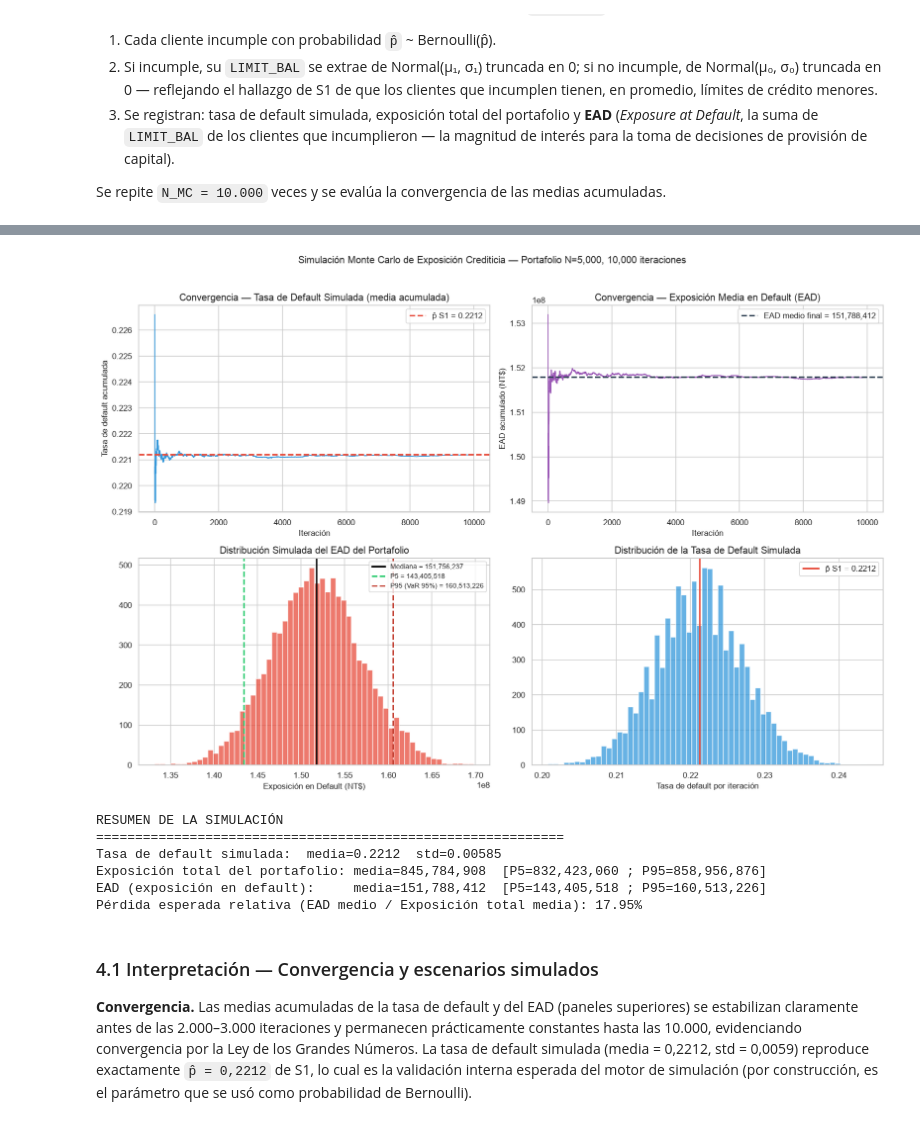
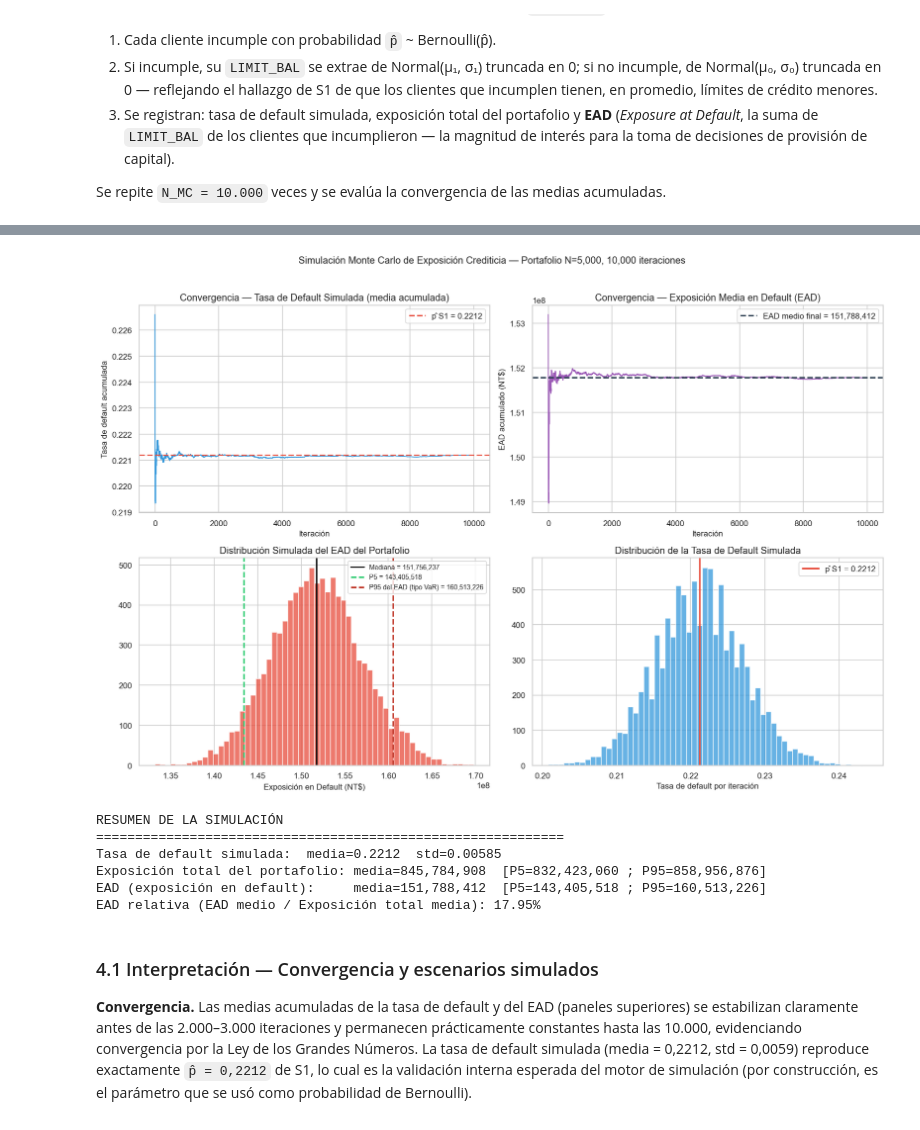
Before and after one commit to robertomoncada-blip/Magister_ciencia_datos, a Jupyter notebook: MCDI501/S2/notebooks/F2_semana2.ipynb, the cells around one changed output, grey strips where cells are left out. Drawn from its saved outputs; the diff is of its cells as text; code cells hidden in the pictures.

```diff
--- a/MCDI501/S2/notebooks/F2_semana2.ipynb
+++ b/MCDI501/S2/notebooks/F2_semana2.ipynb
@@ -558,42 +558,42 @@ axes[0,1].set_xlabel('Iteración'); axes[0,1].set_ylabel('EAD acumulado (NT$)')
 axes[0,1].legend()
 
 # Distribución del EAD con percentiles (riesgo)
 p5, p50, p95 = np.percentile(ead_sim, [5, 50, 95])
 axes[1,0].hist(ead_sim, bins=60, color='#e74c3c', alpha=0.75, edgecolor='white')
 axes[1,0].axvline(p50, color='black', linewidth=2, label=f'Mediana = {p50:,.0f}')
 axes[1,0].axvline(p5,  color='#2ecc71', linestyle='--', linewidth=2, label=f'P5 = {p5:,.0f}')
-axes[1,0].axvline(p95, color='#c0392b', linestyle='--', linewidth=2, label=f'P95 (VaR 95%) = {p95:,.0f}')
+axes[1,0].axvline(p95, color='#c0392b', linestyle='--', linewidth=2, label=f'P95 del EAD (tipo VaR) = {p95:,.0f}')
 axes[1,0].set_title('Distribución Simulada del EAD del Portafolio')
 axes[1,0].set_xlabel('Exposición en Default (NT$)')
 axes[1,0].legend(fontsize=9)
 
 # Distribución de la tasa de default simulada
 axes[1,1].hist(tasa_sim, bins=60, color='#3498db', alpha=0.75, edgecolor='white')
 axes[1,1].axvline(p_hat, color='#e74c3c', linewidth=2, label=f'p̂ S1 = {p_hat:.4f}')
 axes[1,1].set_title('Distribución de la Tasa de Default Simulada')
 axes[1,1].set_xlabel('Tasa de default por iteración')
 axes[1,1].legend()
 
 plt.suptitle(f'Simulación Monte Carlo de Exposición Crediticia — Portafolio N={N_PORTAFOLIO:,}, {N_MC:,} iteraciones',
              fontsize=13, y=1.02)
 plt.tight_layout()
 plt.savefig('../figures/fig_mc_simulacion.png', bbox_inches='tight', dpi=110)
 plt.show()
 
 print("RESUMEN DE LA SIMULACIÓN")
 print("="*60)
 print(f"Tasa de default simulada:  media={tasa_sim.mean():.4f}  std={tasa_sim.std():.5f}")
 print(f"Exposición total del portafolio: media={expo_sim.mean():,.0f}  [P5={np.percentile(expo_sim,5):,.0f} ; P95={np.percentile(expo_sim,95):,.0f}]")
 print(f"EAD (exposición en default):     media={ead_sim.mean():,.0f}  [P5={p5:,.0f} ; P95={p95:,.0f}]")
-print(f"Pérdida esperada relativa (EAD medio / Exposición total media): {ead_sim.mean()/expo_sim.mean()*100:.2f}%")
+print(f"EAD relativa (EAD medio / Exposición total media): {ead_sim.mean()/expo_sim.mean()*100:.2f}%")
 # %% [output]
-[figure, old version]
+[figure, new version]
 RESUMEN DE LA SIMULACIÓN
 ============================================================
 Tasa de default simulada:  media=0.2212  std=0.00585
 Exposición total del portafolio: media=845,784,908  [P5=832,423,060 ; P95=858,956,876]
 EAD (exposición en default):     media=151,788,412  [P5=143,405,518 ; P95=160,513,226]
-Pérdida esperada relativa (EAD medio / Exposición total media): 17.95%
+EAD relativa (EAD medio / Exposición total media): 17.95%
 # %% [markdown]
 ### 4.1 Interpretación — Convergencia y escenarios simulados
 
```
Also changed, not shown: parts of 11 cells of this notebook, 5 other files.
